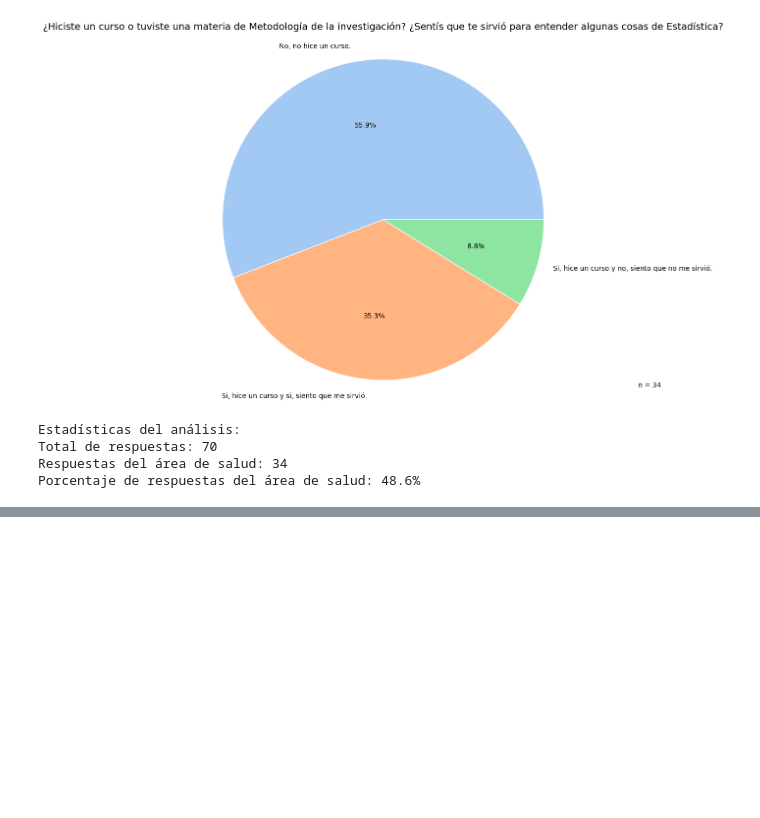
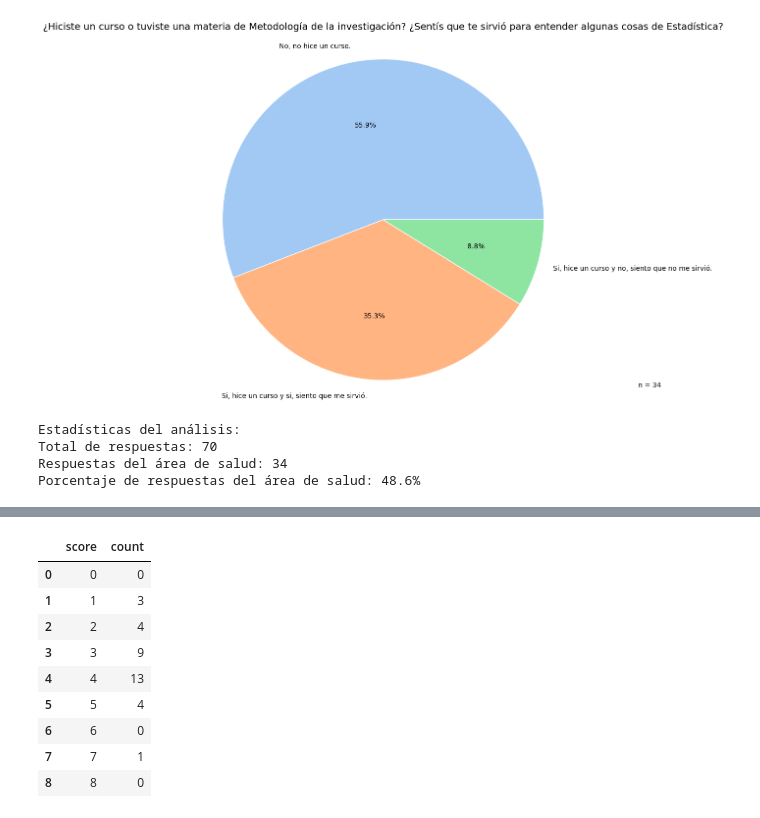
Before and after one commit to Harrynski/Alfabetizacion-Estadistica-en-las-Ciencias-de-la-Salud, a Jupyter notebook: Analyzing_data.ipynb, the cells around one changed output, grey strips where cells are left out. Cells and saved outputs as stored; diff of their text form; code cells hidden in the pictures; blank space fills up the shorter version.

```diff
--- a/Analyzing_data.ipynb
+++ b/Analyzing_data.ipynb
@@ -169,0 +196,22 @@ Percentage of medical/health responses: 48.6%
+# %%
+
+# Merge with your existing data, counting occurrences of each score
+merged_df = all_scores.merge(medical_responses['Total score'].value_counts().reset_index(),
+                             left_on='score',
+                             right_on='Total score',
+                             how='left')
+merged_df
+merged_df['count'] = merged_df['count'].fillna(0)
+merged_df = merged_df[['score', 'count']]
+merged_df
+# %% [output]
+|  | score | count |
+| 0 | 0 | 0 |
+| 1 | 1 | 3 |
+| 2 | 2 | 4 |
+| 3 | 3 | 9 |
+| 4 | 4 | 13 |
+| 5 | 5 | 4 |
+| 6 | 6 | 0 |
+| 7 | 7 | 1 |
+| 8 | 8 | 0 |
```
Also changed, not shown: parts of 8 cells of this notebook, 7 other files.
